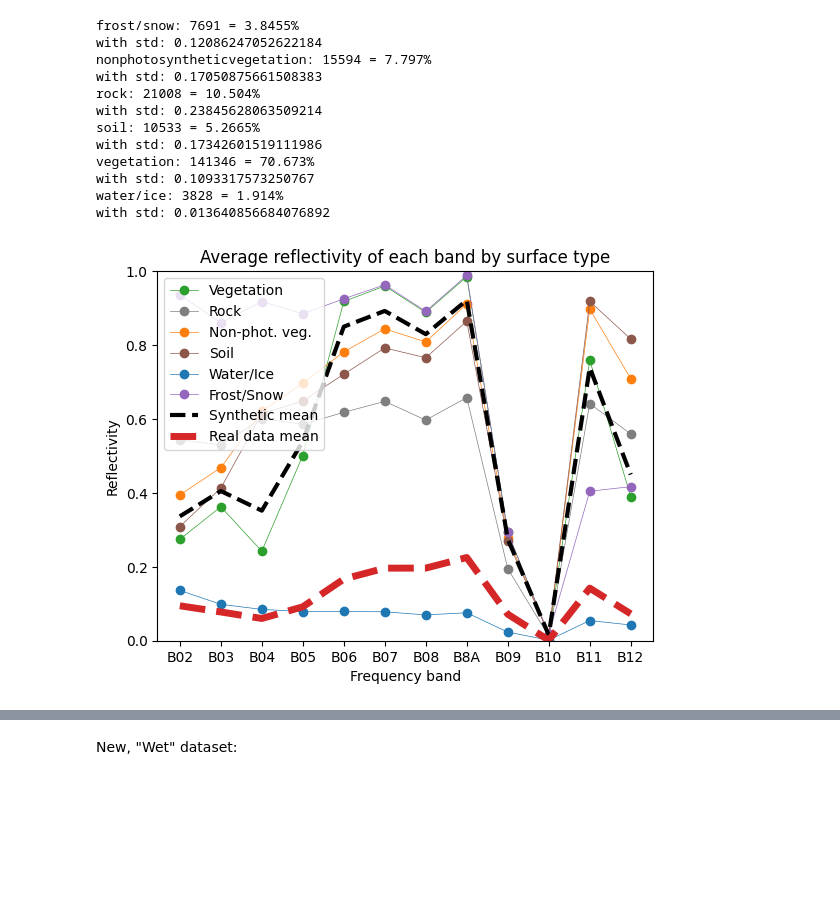
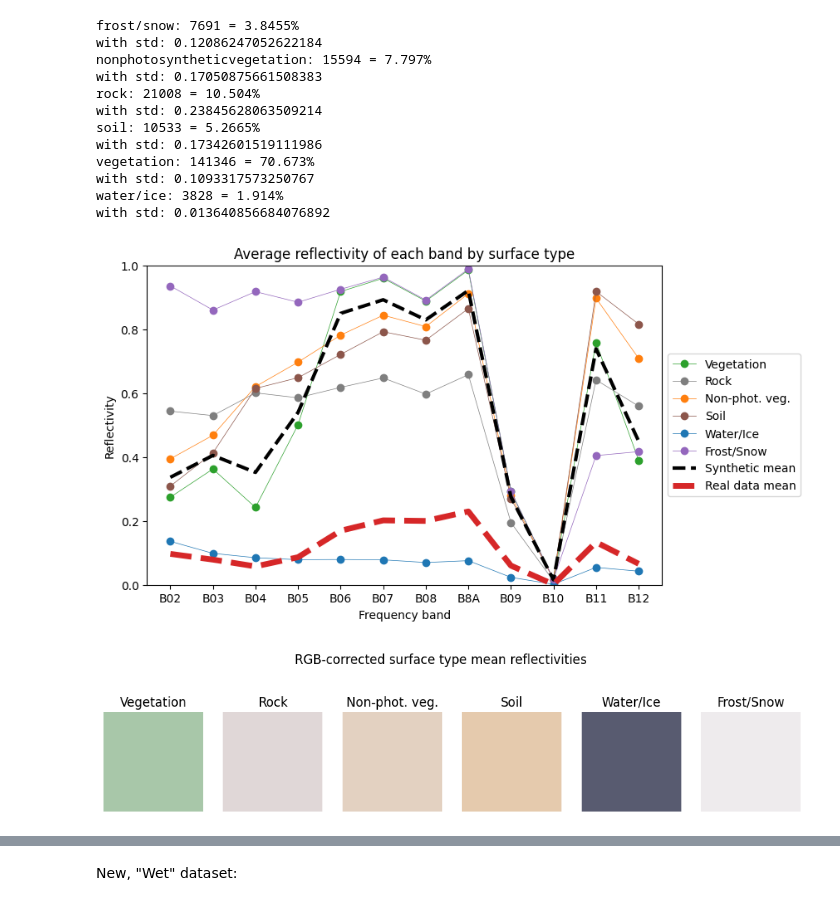
Before and after one commit to chiara-aisweden/cloud_rm, a Jupyter notebook: DataVis.ipynb, the cells around one changed output, grey strips where cells are left out. Drawn from its saved outputs; the diff is of its cells as text; code cells hidden in the pictures; blank space fills up the shorter version.

```diff
--- a/DataVis.ipynb
+++ b/DataVis.ipynb
@@ -90,6 +90,7 @@ include_real=True
 
 #Find surface types
 surfs = ['vegetation','rock','nonphotosyntheticvegetation','soil','water/ice','frost/snow']
+surf_titles=['Vegetation','Rock','Non-phot. veg.','Soil','Water/Ice','Frost/Snow','Synthetic mean']
 
 #Find mean reflectivities of each non-water surf type
 surf_means=np.zeros([len(surfs),len(clearcols)])
@@ -98,39 +99,60 @@ for i in range(len(surfs)):
 
 #Find total mean
 total_mean=np.mean(df[clearcols],axis=0)
 total_std=np.std(df[clearcols],axis=0)
 
 #Import Real images mean
 if include_real:
-    real_ex_mean=[0.09453778, 0.0777872 , 0.06017147, 0.09173835, 0.16690802, 0.19634993, 0.19650194, 0.22506709, 0.0717202 , 0.00139894, 0.14225991, 0.07273129]
+    real_ex_mean=[0.09684203, 0.07886069, 0.05764359, 0.08644165, 0.16928667, 0.20171528, 0.19991286, 0.2296261 , 0.06008771, 0.00132, 0.13342121, 0.06587758]
 
 #Print deviations
 x=np.arange(len(clearcols))
+plt.rcParams['figure.figsize'] = [8,5]
 plt.figure()
 plt.plot(x,surf_means[0,:].flatten(),'-o',linewidth=0.5,c='tab:green')
 plt.plot(x,surf_means[1,:].flatten(),'-o',linewidth=0.5,c='tab:gray')
 plt.plot(x,surf_means[2,:].flatten(),'-o',linewidth=0.5,c='tab:orange')
 plt.plot(x,surf_means[3,:].flatten(),'-o',linewidth=0.5,c='tab:brown')
 plt.plot(x,surf_means[4,:].flatten(),'-o',linewidth=0.5,c='tab:blue')
 plt.plot(x,surf_means[5,:].flatten(),'-o',linewidth=0.5,c='tab:purple')
 
 plt.plot(x,total_mean,'--',c='black',linewidth=3.0)
 if include_real:
     plt.plot(x,real_ex_mean,'--',c='tab:red',linewidth=5.0)
 
 plt.xticks(x, ['B02','B03','B04','B05','B06','B07','B08','B8A','B09','B10','B11','B12'])
 plt.title('Average reflectivity of each band by surface type')
 plt.xlabel('Frequency band')
 plt.ylabel('Reflectivity')
+# Put a legend to the right of the current axis
+#ax.legend(loc='center left', bbox_to_anchor=(1, 0.5))
 if include_real:
-    plt.legend(['Vegetation','Rock','Non-phot. veg.','Soil','Water/Ice','Frost/Snow','Synthetic mean', 'Real data mean'],loc='upper left')
+   plt.legend(['Vegetation','Rock','Non-phot. veg.','Soil','Water/Ice','Frost/Snow','Synthetic mean', 'Real data mean'],loc='center left',bbox_to_anchor=(1, 0.5))
 else:
-    plt.legend(['Vegetation','Rock','Non-phot. veg.','Soil','Water/Ice','Frost/Snow','Synthetic mean'],loc='upper left')
-ax = plt.gca()
-ax.set_ylim([0, 1])
+    plt.legend(['Vegetation','Rock','Non-phot. veg.','Soil','Water/Ice','Frost/Snow','Synthetic mean'],loc='center left',bbox_to_anchor=(1, 0.5))
+plt.ylim([0, 1])
 plt.show()
 # %% [output]
-[figure, old version]
+[figure, new version]
+# %%
+#Display color-corrected versions of surface type means
+surf_titles=['Vegetation','Rock','Non-phot. veg.','Soil','Water/Ice','Frost/Snow','Synthetic mean']
+
+#Find means
+surf_ims=np.zeros([5,5,3,len(surfs)])
+for i in range(len(surfs)):
+    surf_ims[:,:,:,i]=hf.Sentinel2TrueColor(np.tile(surf_means[i,:],[5,5,1]))
+
+plt.rcParams['figure.figsize'] = [12, 3]
+fig,axs =plt.subplots(ncols=6,nrows=1)
+for i in range(len(surfs)):
+    axs[i].imshow(surf_ims[:,:,:,i])
+    axs[i].title.set_text(surf_titles[i])
+    axs[i].set_axis_off()
+fig.suptitle('RGB-corrected surface type mean reflectivities')
+plt.show()
+# %% [output]
+[figure, added]
 # %%
 #Find rates of each cloud type, group mixed clouds for clarity
 clouds_all=np.array(df['Cloud_Type'])
```
Also changed, not shown: parts of 6 cells of this notebook, 5 other files.
